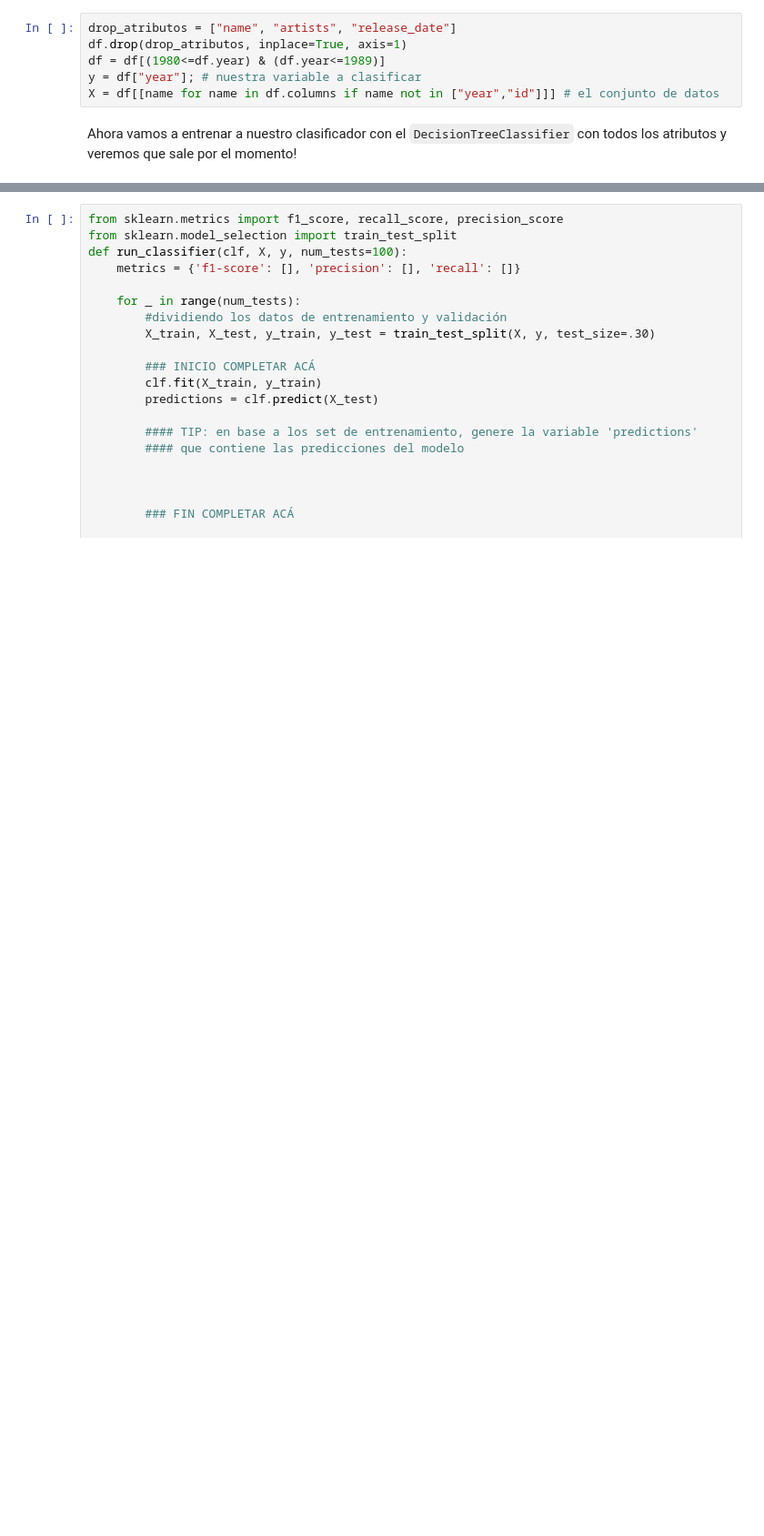
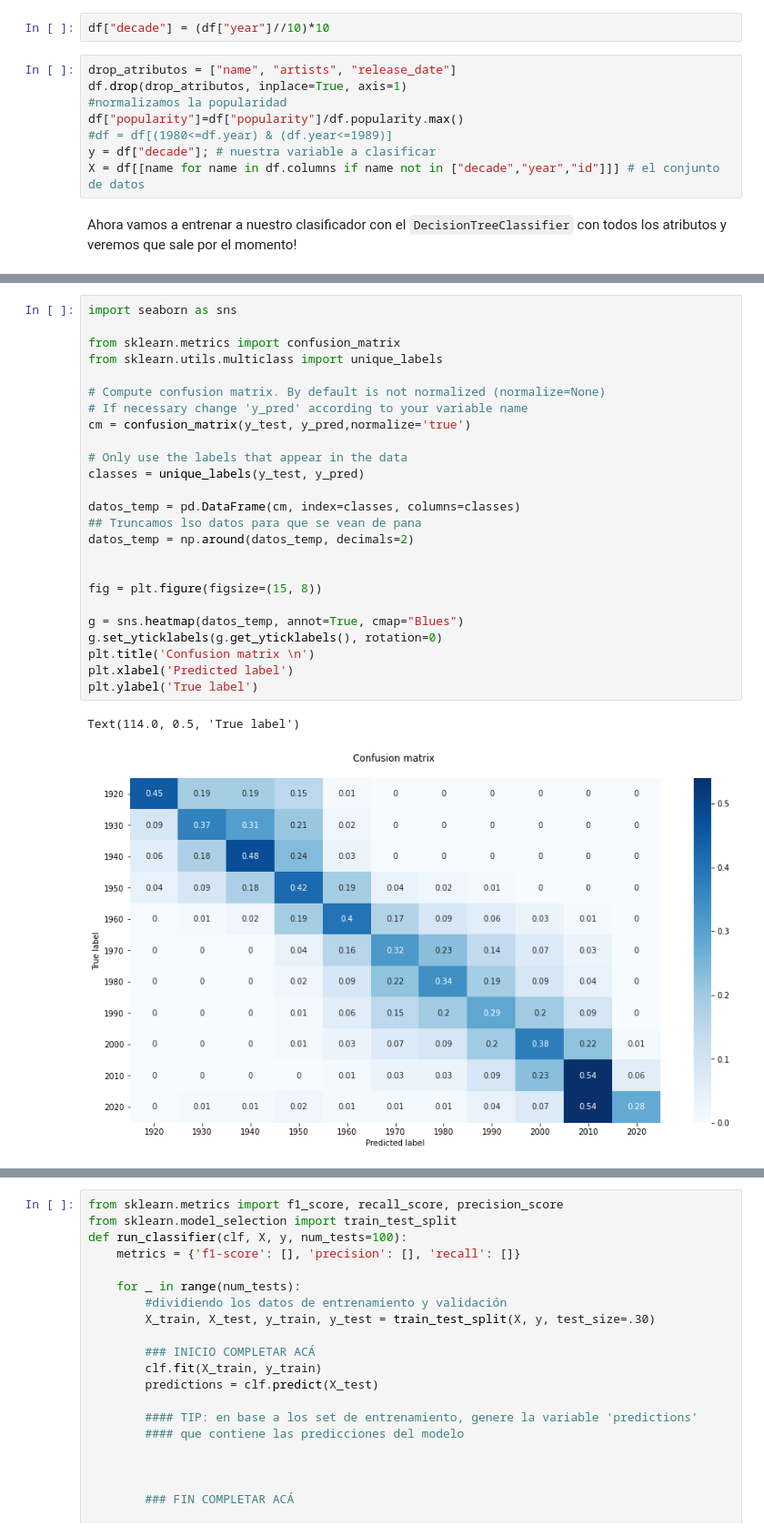
Before and after one commit to CristobalTortugauwu/Exploracion_Datos_spot, a Jupyter notebook: IPO2.ipynb, the cells around one changed output, grey strips where cells are left out. Shown at 91% size. Cells and saved outputs as stored; diff of their text form; blank space fills up the shorter version.

```diff
--- a/IPO2.ipynb
+++ b/IPO2.ipynb
@@ -12,9 +28,13 @@ df = pd.read_csv("data.csv")
+# %%
+df["decade"] = (df["year"]//10)*10
 # %%
 drop_atributos = ["name", "artists", "release_date"]
 df.drop(drop_atributos, inplace=True, axis=1)
-df = df[(1980<=df.year) & (df.year<=1989)]
-y = df["year"]; # nuestra variable a clasificar
-X = df[[name for name in df.columns if name not in ["year","id"]]] # el conjunto de datos
+#normalizamos la popularidad
+df["popularity"]=df["popularity"]/df.popularity.max()
+#df = df[(1980<=df.year) & (df.year<=1989)]
+y = df["decade"]; # nuestra variable a clasificar
+X = df[[name for name in df.columns if name not in ["decade","year","id"]]] # el conjunto de datos
 # %% [markdown]
 Ahora vamos a entrenar a nuestro clasificador con el `DecisionTreeClassifier` con todos los atributos y veremos que sale por el momento!
 # %%
@@ -99 +109,29 @@ See the caveats in the documentation: https://pandas.pydata.org/pandas-docs/stab
+# %%
+import seaborn as sns
+
+from sklearn.metrics import confusion_matrix
+from sklearn.utils.multiclass import unique_labels
+
+# Compute confusion matrix. By default is not normalized (normalize=None)
+# If necessary change 'y_pred' according to your variable name
+cm = confusion_matrix(y_test, y_pred,normalize='true')
+
+# Only use the labels that appear in the data
+classes = unique_labels(y_test, y_pred)
+
+datos_temp = pd.DataFrame(cm, index=classes, columns=classes)
+## Truncamos lso datos para que se vean de pana
+datos_temp = np.around(datos_temp, decimals=2)
+
+
+fig = plt.figure(figsize=(15, 8))
+
+g = sns.heatmap(datos_temp, annot=True, cmap="Blues")
+g.set_yticklabels(g.get_yticklabels(), rotation=0)
+plt.title('Confusion matrix \n')
+plt.xlabel('Predicted label')
+plt.ylabel('True label')
+# %% [output]
+Text(114.0, 0.5, 'True label')
+[figure, added]
 # %% [markdown]
```
Also changed, not shown: parts of 14 cells of this notebook.
